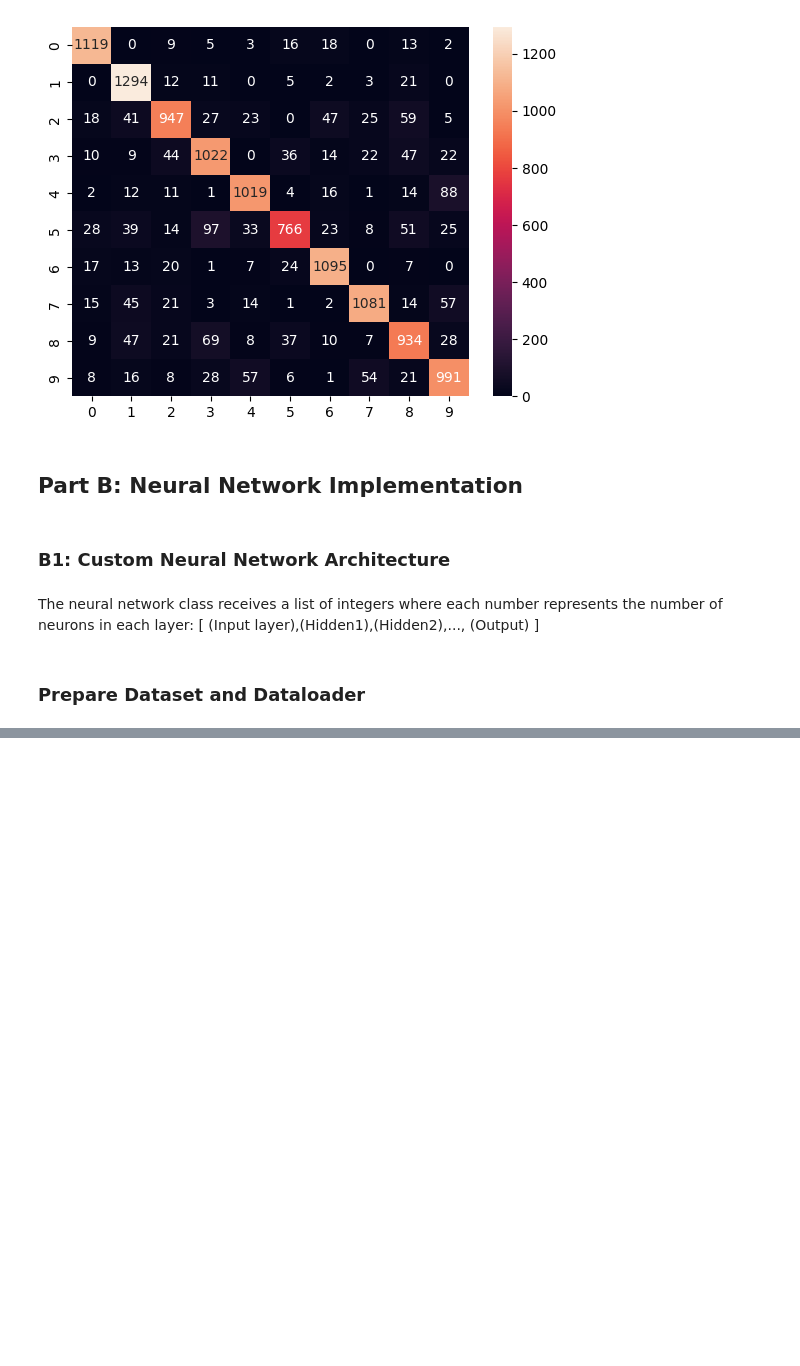
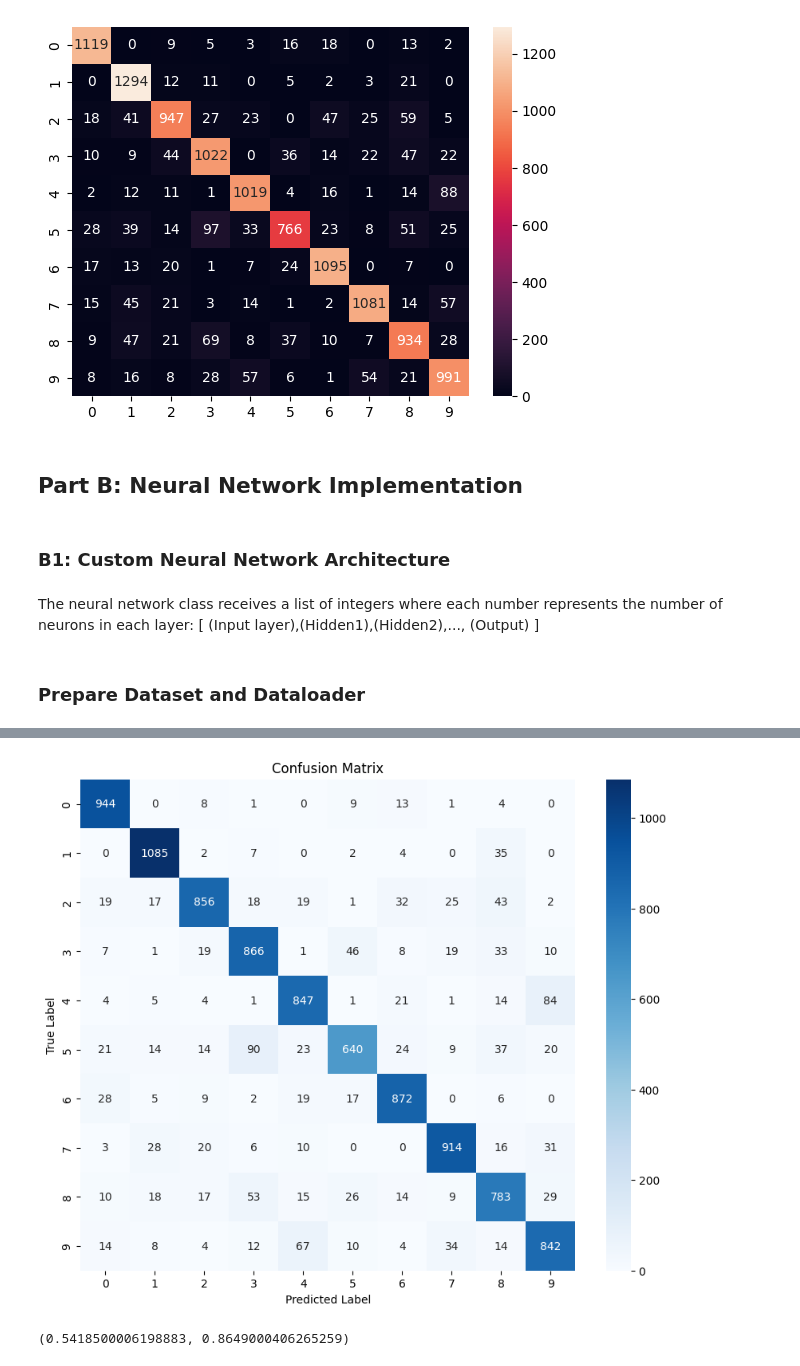
Before and after one commit to minareda417/MNIST-classification, a Jupyter notebook: model.ipynb, the cells around one changed output, grey strips where cells are left out. Cells and saved outputs as stored; diff of their text form; code cells hidden in the pictures; blank space fills up the shorter version.

Commit message:
Set up training infrastructure

```diff
--- a/model.ipynb
+++ b/model.ipynb
@@ -36,9 +38,8 @@ class MNISTDataset(datasets.MNIST):
             download=True
         )
 # %%
-transform = transforms.Compose([transforms.ToTensor()])
-train_dataset = MNISTDataset(train=True, transform=transform)
-test_dataset = MNISTDataset(train=False, transform=transform)
+train_dataset = MNISTDataset(train=True)
+test_dataset = MNISTDataset(train=False)
 # %%
 # Normalize the dataset
 x = train_dataset.data/255
@@ -347,7 +348,7 @@ class NeuralNetwork(nn.Module):
 transform = transforms.Compose([
     transforms.ToTensor(),
     transforms.Lambda(lambda x: x.view(-1)) # Flatten the image
-    ])
+])
 train_dataset = MNISTDataset(train=True, transform=transform)
 test_dataset = MNISTDataset(train=False, transform=transform)
 
@@ -355,6 +356,6 @@ train_size = int(0.8*len(train_dataset))
 val_size = len(train_dataset) - train_size
 train_dataset, val_dataset = random_split(train_dataset, [train_size, val_size])
 
-train_loader = DataLoader(train_dataset, batch_size=64, shuffle=True)
-val_loader = DataLoader(val_dataset, batch_size=64, shuffle=False)
-test_loader = DataLoader(test_dataset, batch_size=64, shuffle=False)
+train_dataset = DataLoader(train_dataset, batch_size=500, shuffle=True)
+val_loader = DataLoader(val_dataset, batch_size=500, shuffle=False)
+test_loader = DataLoader(test_dataset, batch_size=500, shuffle=False)
@@ -360,0 +538,11 @@ test_loader = DataLoader(test_dataset, batch_size=64, shuffle=False)
+# %%
+model = NeuralNetwork([784, 128, 64, 10])
+trainer = NeuralNetworkTrainer(model,
+    train_dataset.dataset,
+    val_dataset,
+    test_dataset,
+    batch_size=500,
+    device='cuda' if torch.cuda.is_available() else 'cpu')
+
+print(f"Model is on device: {next(model.parameters()).device}")
+trainer.train(epochs=50, lr=0.001)  # Lower learning rate for Adam optimizer
@@ -360,0 +563,4 @@ test_loader = DataLoader(test_dataset, batch_size=64, shuffle=False)
+# %%
+# Test the trained model
+trainer.test()
+# %% [output]
@@ -360,0 +568,2 @@ test_loader = DataLoader(test_dataset, batch_size=64, shuffle=False)
+[figure, added]
+(0.5418500006198883, 0.8649000406265259)
```
Also changed, not shown: parts of 5 cells of this notebook, 2 other files.
